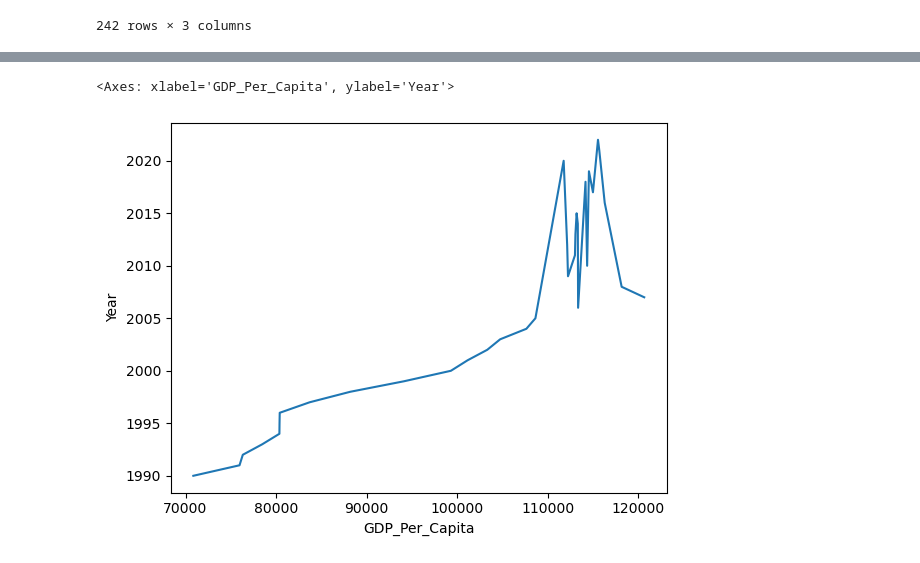
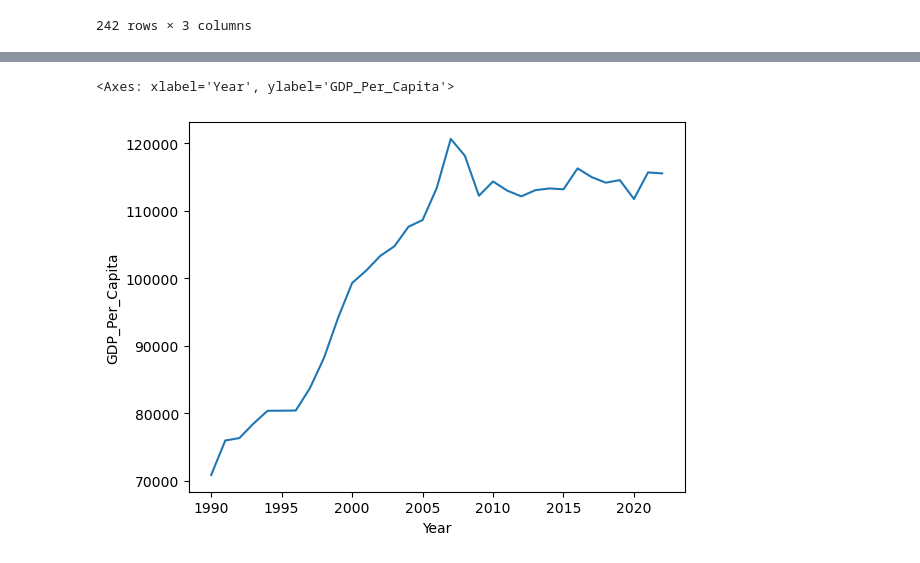
Before and after one commit to NSS-Full-Time-Data-Analytics-14/gdp-and-internet-usage-JaimeGarcia1998, a Jupyter notebook: Notebook/un_project.ipynb, the cells around one changed output, grey strips where cells are left out. Saved outputs shown, nothing was run; the diff lists cells and outputs as text; code cells hidden in the pictures.

```diff
--- a/Notebook/un_project.ipynb
+++ b/Notebook/un_project.ipynb
@@ -213,5 +194,5 @@ lux_gdp_df
 # %%
-sns.lineplot(x= lux_gdp_df['GDP_Per_Capita'],y = lux_gdp_df['Year'])
+sns.lineplot(y= lux_gdp_df['GDP_Per_Capita'],x = lux_gdp_df['Year'])
 # %% [output]
-<Axes: xlabel='GDP_Per_Capita', ylabel='Year'>
+<Axes: xlabel='Year', ylabel='GDP_Per_Capita'>
-[figure, old version]
+[figure, new version]
```
Also changed, not shown: parts of 21 cells of this notebook.
